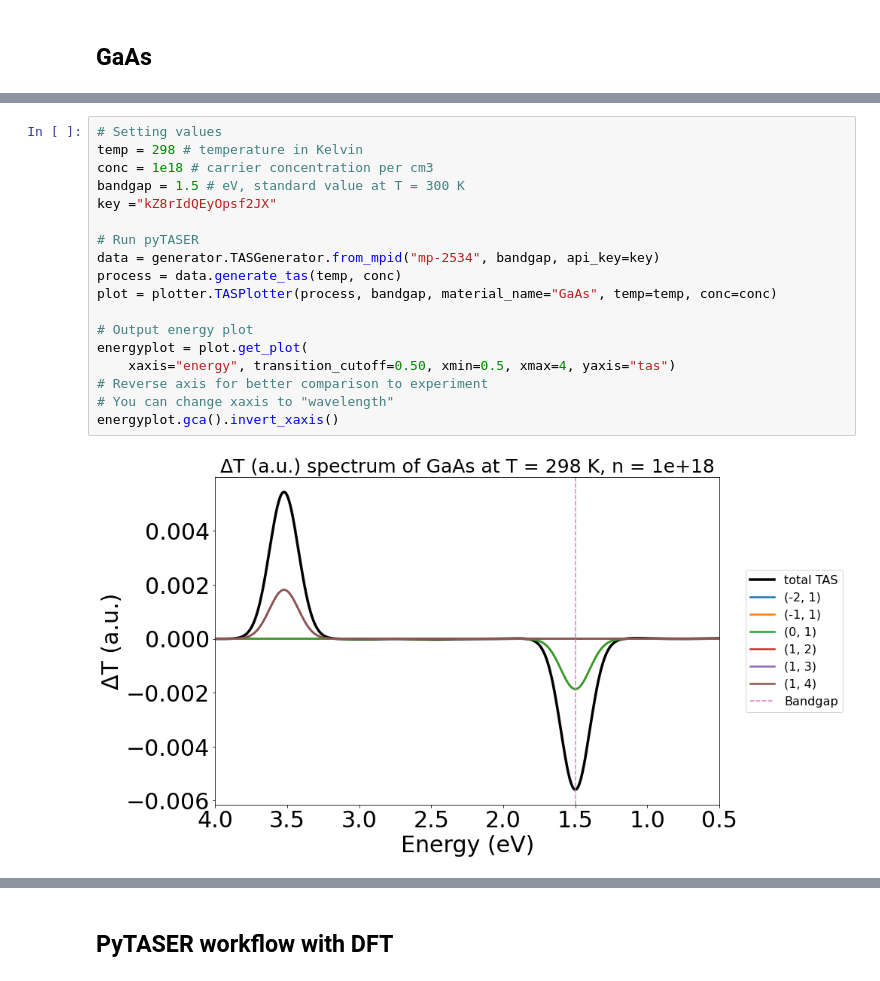
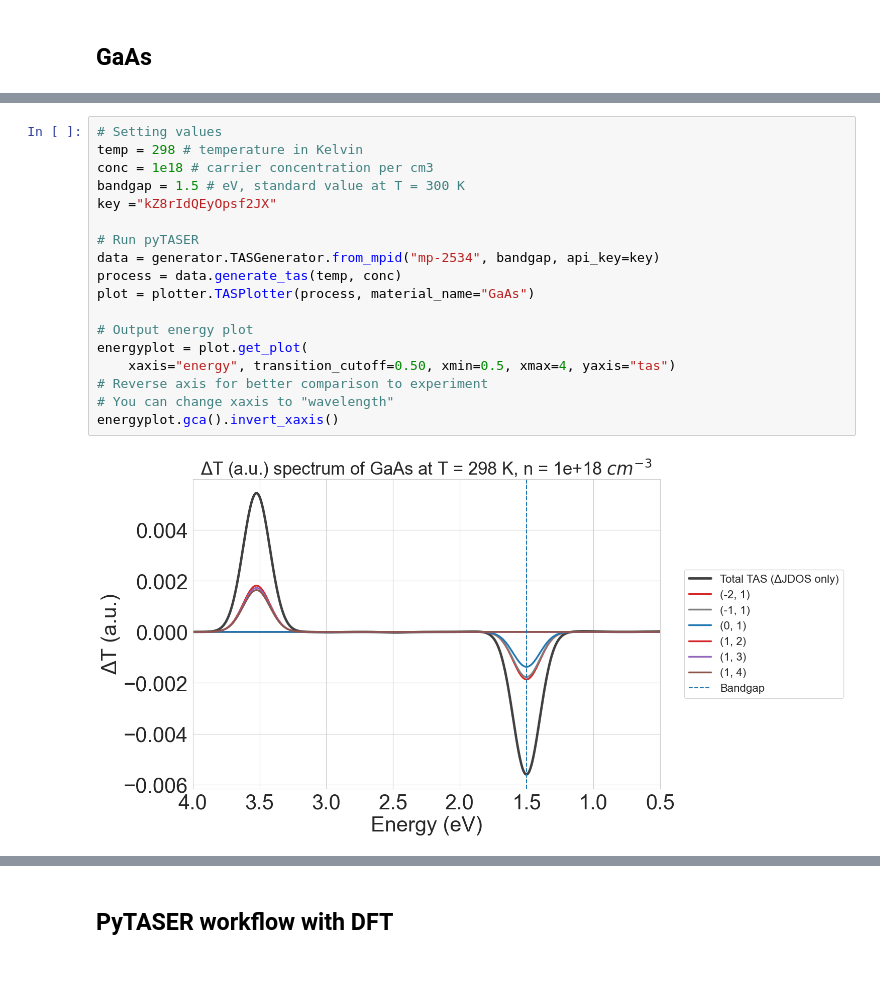
Before and after one commit to WMD-group/PyTASER, a Jupyter notebook: examples/PyTASER_example.ipynb, the cells around one changed output, grey strips where cells are left out. Cells and saved outputs as stored; diff of their text form.

```diff
--- a/examples/PyTASER_example.ipynb
+++ b/examples/PyTASER_example.ipynb
@@ -32,22 +30,22 @@ plt = BSPlotter(bs).get_plot(vbm_cbm_marker=True,ylim=[-3,+3])
 # %%
 # Setting values
 temp = 298 # temperature in Kelvin
 conc = 1e18 # carrier concentration per cm3
 bandgap = 1.5 # eV, standard value at T = 300 K
 key ="kZ8rIdQEyOpsf2JX"
 
 # Run pyTASER
 data = generator.TASGenerator.from_mpid("mp-2534", bandgap, api_key=key)
 process = data.generate_tas(temp, conc)
-plot = plotter.TASPlotter(process, bandgap, material_name="GaAs", temp=temp, conc=conc)
+plot = plotter.TASPlotter(process, material_name="GaAs")
 
 # Output energy plot
 energyplot = plot.get_plot(
     xaxis="energy", transition_cutoff=0.50, xmin=0.5, xmax=4, yaxis="tas")
 # Reverse axis for better comparison to experiment
 # You can change xaxis to "wavelength"
 energyplot.gca().invert_xaxis()
 # %% [output]
-[figure, old version]
+[figure, new version]
 # %%
 # Output wavelength plot
```
Also changed, not shown: parts of 16 cells of this notebook.
